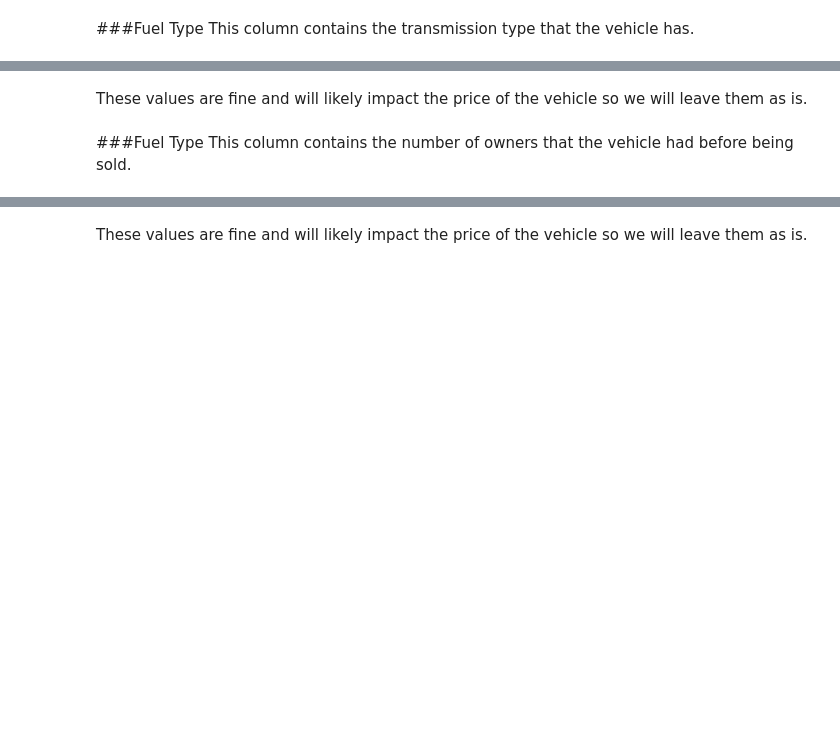
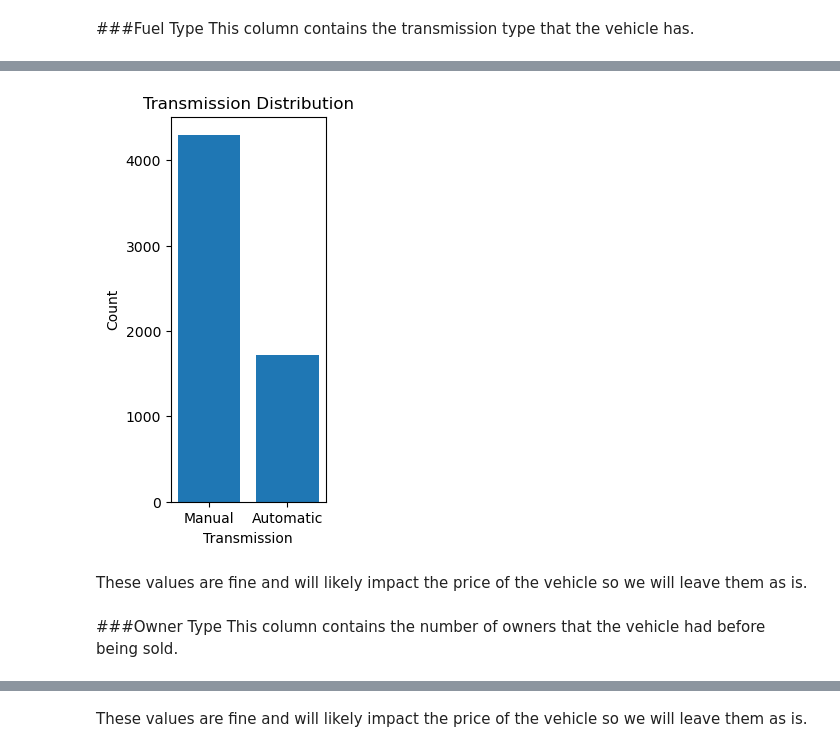
Before and after one commit to kevin-joseph08/UsedCarPriceEDA, a Jupyter notebook: Capstone_EDA.ipynb, the cells around one changed output, grey strips where cells are left out. Cells and saved outputs as stored; diff of their text form; code cells hidden in the pictures; blank space fills up the shorter version.

```diff
--- a/Capstone_EDA.ipynb
+++ b/Capstone_EDA.ipynb
@@ -291,7 +306,16 @@ dtype: int64
+# %%
+plt.figure(figsize=(2,5))
+plt.bar(train.Transmission.unique(), train['Transmission'].value_counts())
+plt.title('Transmission Distribution')
+plt.xlabel('Transmission')
+plt.ylabel('Count')
+plt.show()
+# %% [output]
+[figure, added]
 # %% [markdown]
 These values are fine and will likely impact the price of the vehicle so we will leave them as is.
 # %% [markdown]
-###Fuel Type
+###Owner Type
 This column contains the number of owners that the vehicle had before being sold.
 # %%
 train['Owner_Type'].value_counts()
```
Also changed, not shown: parts of 33 cells of this notebook.
